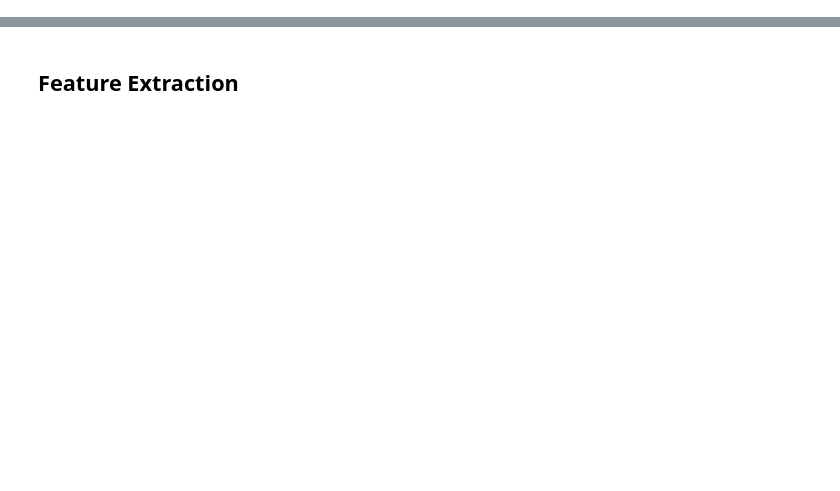
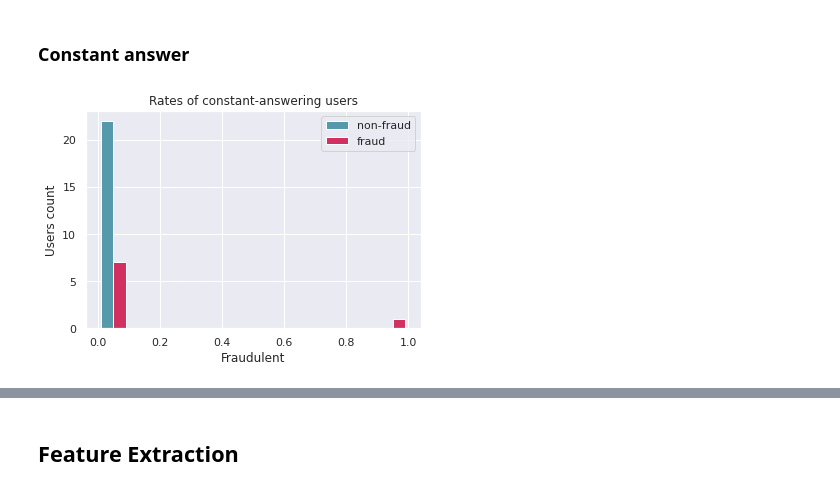
Before and after one commit to ymentha14/emojis_dataset, a Jupyter notebook: notebooks/form1_anaylsis.ipynb, the cells around one changed output, grey strips where cells are left out. Saved outputs shown, nothing was run; the diff lists cells and outputs as text; code cells hidden in the pictures; blank space fills up the shorter version.

Commit message:
EDA of 2 extra datasets, data cleaning against random injection

```diff
--- a/notebooks/form1_anaylsis.ipynb
+++ b/notebooks/form1_anaylsis.ipynb
@@ -29 +1,18 @@ warnings.filterwarnings("ignore")
+# %%
+%matplotlib inline
+%load_ext autoreload
+
+%autoreload 2
+import pickle as pk
+from src.constants import emotions_faces,REF_PATH,MAPPING_PATH, E2V_PATH, W2V_PATH, DATA_PATH
+import sys
+sys.path.append("../../emoji2vec_working/")
+from phrase2vec import Phrase2Vec
+from src.data.form_eda import *
+from src.data.fraudulous import *
+from src.data.fraudulous import get_vec_error
+import seaborn as sns
+import numpy as np
+
+sns.set()
 # %% [markdown]
@@ -44,0 +28,4 @@ form1_df = (form1_df.rename(columns={col_name:col_name.strip() for col_name in f
+# %%
+form1_df = read_form("../data/raw/forms/emoji10/Emojis Description.csv")
+form2_df = read_form("../data/raw/forms/emoji10/Emoji Description 2.csv")
+form3_df = read_form("../data/raw/forms/emoji10/Emoji Description 3.csv")
@@ -56,2 +38,6 @@ form1_df.loc[["A3NKJAX21PSNWD","A2JC65REBH7706"]]
-# %%
-form1_df.drop(["A3NKJAX21PSNWD","A2JC65REBH7706"],inplace=True)
+# %%
+# user labelled data
+fraud1 = ["A3NKJAX21PSNWD","A2JC65REBH7706"]
+fraud2 = ["A1A1PBGBNL11AW","A1KT0D8YWLHN71"]
+fraud3 = ["A13T1DZG02HLNL","A12UREJ5PX9MT2","A30BSJVCI7M54I","A2S1M5UBIH0HTV"]
+fraud = set(fraud1 + fraud2 + fraud3)
@@ -57,0 +84,7 @@ form1_df.drop(["A3NKJAX21PSNWD","A2JC65REBH7706"],inplace=True)
+# %% [markdown]
+### Constant answer
+# %%
+cstt = get_users_cstt([form1_df,form2_df,form3_df])
+plot_double_hist(cstt,fraud)
+# %% [output]
+[figure, added]
```
Also changed, not shown: parts of 63 cells of this notebook, 7 other files.
